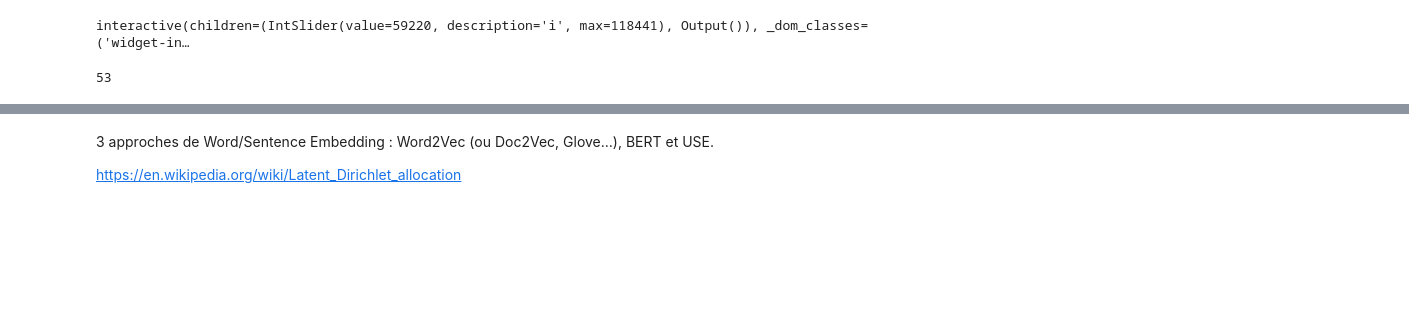
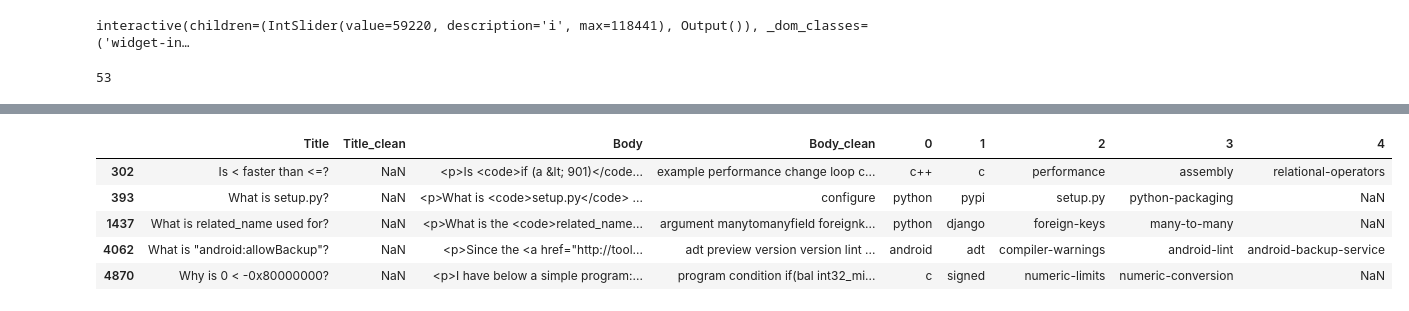
Before and after one commit to DomWch/OpenClassRooms-NLP-P5, a Jupyter notebook: p5-nlp-tfidf-onevsrest.ipynb, the cells around one changed output, grey strips where cells are left out. Cells and saved outputs as stored; diff of their text form; code cells hidden in the pictures; blank space fills up the shorter version.

```diff
--- a/p5-nlp-tfidf-onevsrest.ipynb
+++ b/p5-nlp-tfidf-onevsrest.ipynb
@@ -390,4 +90,11 @@ def evaluate_pred(reels, preds):
-# %% [markdown]
-3 approches de Word/Sentence Embedding : Word2Vec (ou Doc2Vec, Glove…), BERT et USE.
-
-https://en.wikipedia.org/wiki/Latent_Dirichlet_allocation
+# %%
+df[df["Title_clean"].isna()][
+    ["Title", "Title_clean", "Body", "Body_clean", "0", "1", "2", "3", "4"]
+].head(5)
+# %% [output]
+|  | Title | Title_clean | Body | Body_clean | 0 | 1 | 2 | 3 | 4 |
+| 302 | Is < faster than <=? | NaN | <p>Is <code>if (a &lt; 901)</code... | example performance change loop c... | c++ | c | performance | assembly | relational-operators |
+| 393 | What is setup.py? | NaN | <p>What is <code>setup.py</code> ... | configure | python | pypi | setup.py | python-packaging | NaN |
+| 1437 | What is related_name used for? | NaN | <p>What is the <code>related_name... | argument manytomanyfield foreignk... | python | django | foreign-keys | many-to-many | NaN |
+| 4062 | What is "android:allowBackup"? | NaN | <p>Since the <a href="http://tool... | adt preview version version lint ... | android | adt | compiler-warnings | android-lint | android-backup-service |
+| 4870 | Why is 0 < -0x80000000? | NaN | <p>I have below a simple program:... | program condition if(bal int32_mi... | c | signed | numeric-limits | numeric-conversion | NaN |
```
Also changed, not shown: parts of 62 cells of this notebook.
